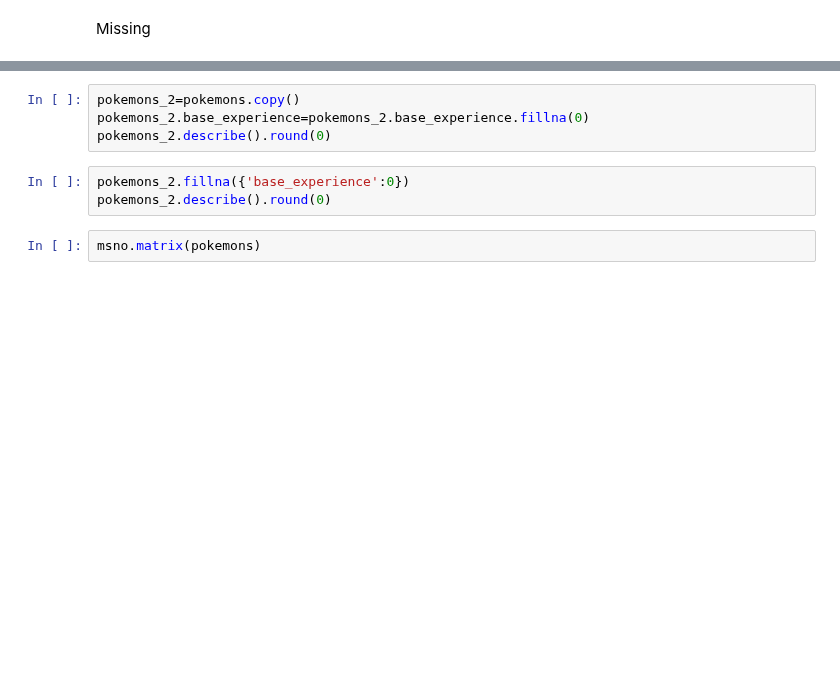
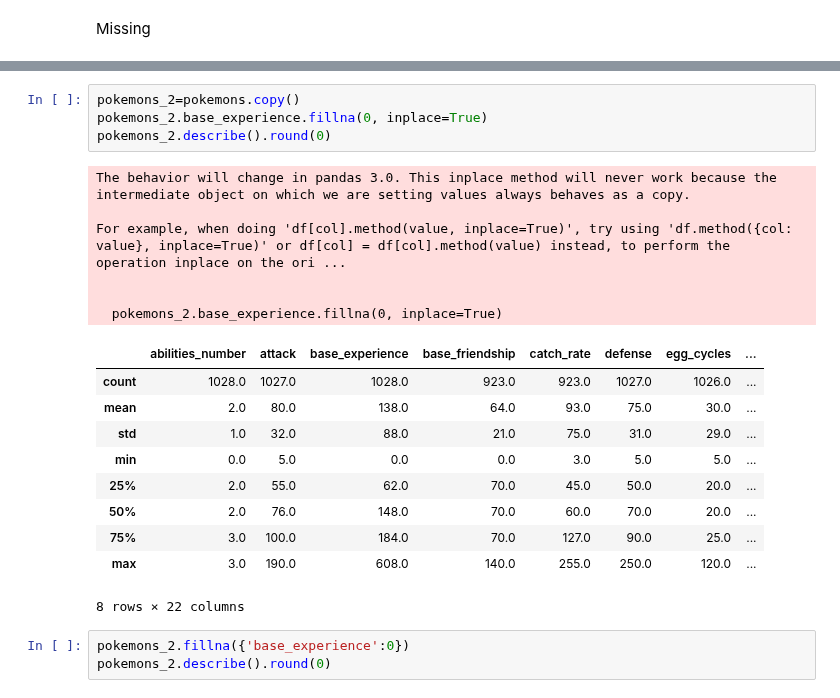
Before and after one commit to gamrodrigues/Coder, a Jupyter notebook: Aula 14.ipynb, the cells around one changed output, grey strips where cells are left out. Drawn from its saved outputs; the diff is of its cells as text; blank space fills up the shorter version.

```diff
--- a/Aula 14.ipynb
+++ b/Aula 14.ipynb
@@ -91,9 +410,24 @@ pokemons.describe().round(0)
 # %%
 pokemons_2=pokemons.copy()
-pokemons_2.base_experience=pokemons_2.base_experience.fillna(0)
+pokemons_2.base_experience.fillna(0, inplace=True)
 pokemons_2.describe().round(0)
+# %% [output]
+The behavior will change in pandas 3.0. This inplace method will never work because the intermediate object on which we are setting values always behaves as a copy.
+
+For example, when doing 'df[col].method(value, inplace=True)', try using 'df.method({col: value}, inplace=True)' or df[col] = df[col].method(value) instead, to perform the operation inplace on the ori ...
+
+
+  pokemons_2.base_experience.fillna(0, inplace=True)
+|  | abilities_number | attack | base_experience | base_friendship | catch_rate | defense | egg_cycles | ... |
+| count | 1028.0 | 1027.0 | 1028.0 | 923.0 | 923.0 | 1027.0 | 1026.0 | ... |
+| mean | 2.0 | 80.0 | 138.0 | 64.0 | 93.0 | 75.0 | 30.0 | ... |
+| std | 1.0 | 32.0 | 88.0 | 21.0 | 75.0 | 31.0 | 29.0 | ... |
+| min | 0.0 | 5.0 | 0.0 | 0.0 | 3.0 | 5.0 | 5.0 | ... |
+| 25% | 2.0 | 55.0 | 62.0 | 70.0 | 45.0 | 50.0 | 20.0 | ... |
+| 50% | 2.0 | 76.0 | 148.0 | 70.0 | 60.0 | 70.0 | 20.0 | ... |
+| 75% | 3.0 | 100.0 | 184.0 | 70.0 | 127.0 | 90.0 | 25.0 | ... |
+| max | 3.0 | 190.0 | 608.0 | 140.0 | 255.0 | 250.0 | 120.0 | ... |
+8 rows × 22 columns
 # %%
 pokemons_2.fillna({'base_experience':0})
 pokemons_2.describe().round(0)
-# %%
-msno.matrix(pokemons)
```
Also changed, not shown: parts of 31 cells of this notebook, 3 other files.
